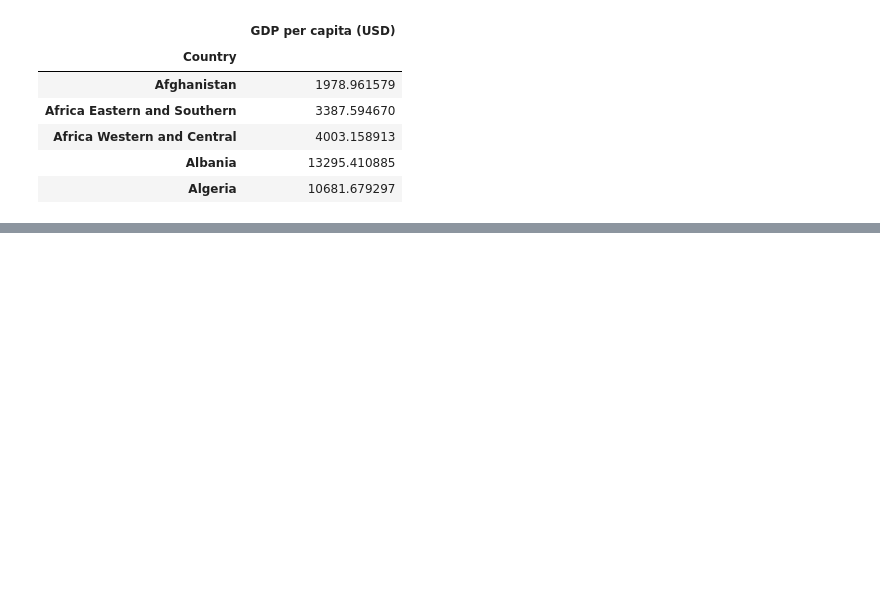
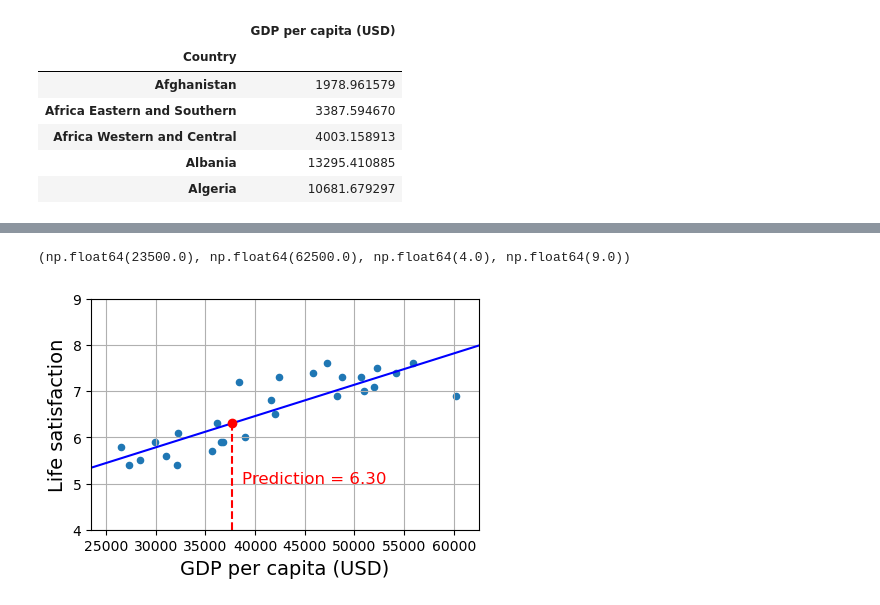
Before and after one commit to khaiwalVikrant/ai_ml_practice, a Jupyter notebook: heads_on_machine_learning/chapter_1.ipynb, the cells around one changed output, grey strips where cells are left out. Cells and saved outputs as stored; diff of their text form; code cells hidden in the pictures; blank space fills up the shorter version.

```diff
--- a/heads_on_machine_learning/chapter_1.ipynb
+++ b/heads_on_machine_learning/chapter_1.ipynb
@@ -166,0 +315,16 @@ gdp_per_capita.head()
+# %%
+country_stats.plot(kind='scatter', x=gdppc_col, y=lifesat_col, grid=True, figsize=(5,3))
+
+X = np.linspace(min_gdp, max_gdp, 1000)
+plt.plot(X, t0+t1*X, "b")
+
+plt.plot([cyprus_gdp_per_capita, cyprus_gdp_per_capita], [min_life_sat, cyprus_predicted_life_satisfaction], "r--")
+plt.text(cyprus_gdp_per_capita + 1000, 5.0,
+         fr"Prediction = {cyprus_predicted_life_satisfaction:.2f}", color="r")
+
+plt.plot(cyprus_gdp_per_capita, cyprus_predicted_life_satisfaction, "ro")
+
+plt.axis([min_gdp, max_gdp, min_life_sat, max_life_sat])
+# %% [output]
+(np.float64(23500.0), np.float64(62500.0), np.float64(4.0), np.float64(9.0))
+[figure, added]
```
Also changed, not shown: parts of 16 cells of this notebook, 2 other files.
